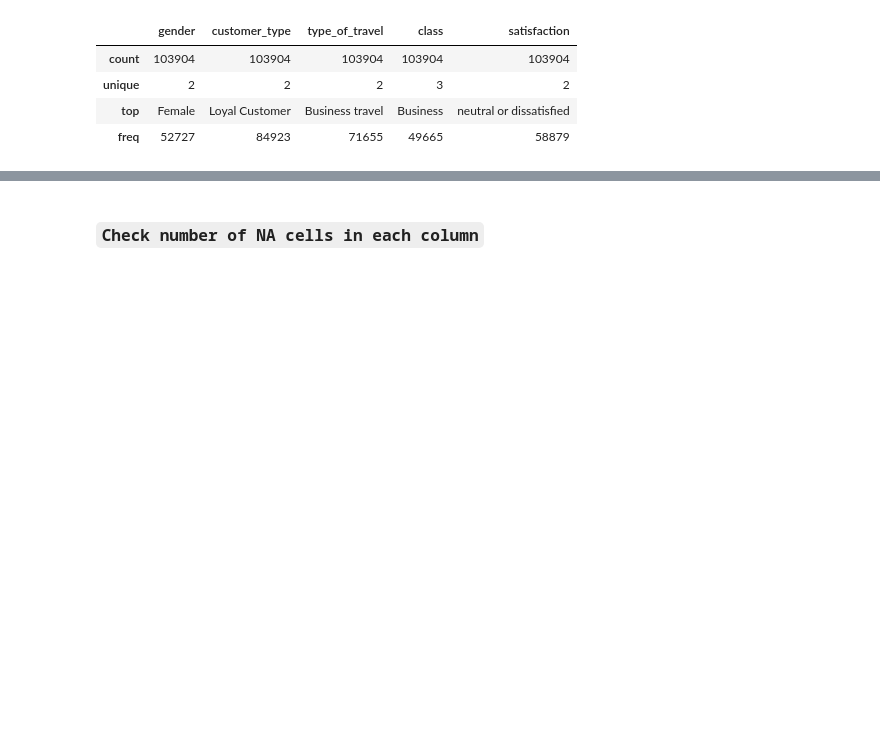
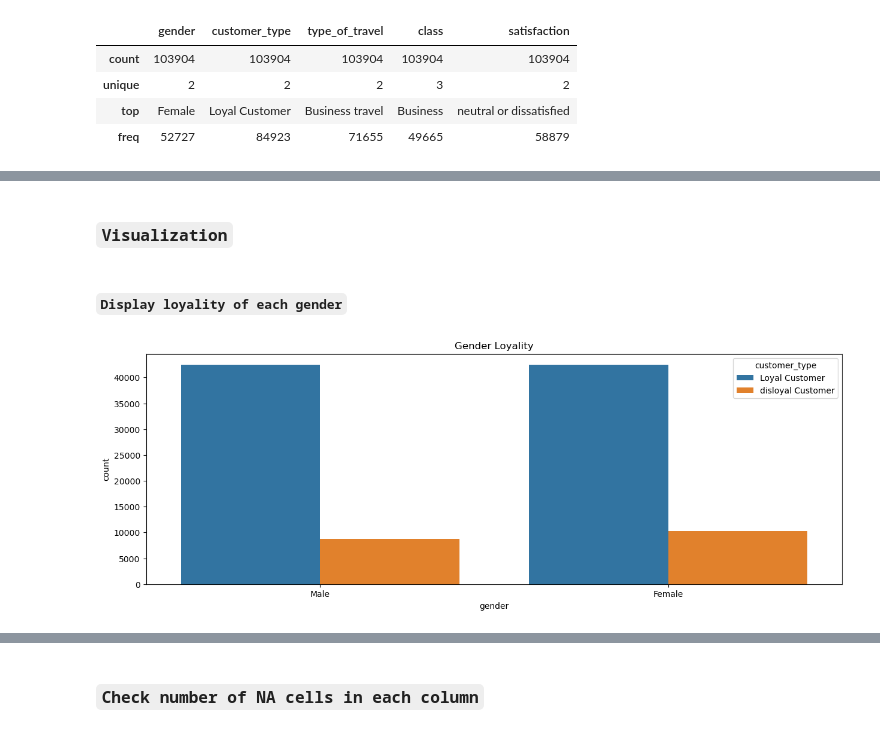
Before and after one commit to aahmedsherif/AirlinePassengerSatisfaction, a Jupyter notebook: script.ipynb, the cells around one changed output, grey strips where cells are left out. Saved outputs shown, nothing was run; the diff lists cells and outputs as text; code cells hidden in the pictures; blank space fills up the shorter version.

```diff
--- a/script.ipynb
+++ b/script.ipynb
@@ -88,0 +114,13 @@ df.describe(include=['O'])
+# %%
+# age groups https://www.nih.gov/nih-style-guide/age#:~:text=Children%20(1%20year%20through%2012,Adults%20(18%20years%20or%20older)
+# Neonates or newborns (birth to 1 month)
+# Infants (1 month to 1 year)
+# Children (1 year through 12 years)
+# Adolescents (13 years through 17 years. They may also be referred to as teenagers depending on the context.)
+# Adults (18 years or older)
+# Older adults (65 and older)*
+
+bins= [0,1,12,18,65,110]
+labels = ['Infants','Children','Adolescents','Adults','Older']
+df['age_group'] = pd.cut(df['age'], bins=bins, labels=labels, right=False).astype(object)
+df.loc[:,['age', 'age_group']]
@@ -88,0 +141,11 @@ df.describe(include=['O'])
+# %% [markdown]
+### `Visualization`
+# %% [markdown]
+##### `Display loyality of each gender`
+# %%
+plt.figure(figsize=(15,5))
+sns.countplot(data=df, x='gender', hue='customer_type')
+plt.title('Gender Loyality')
+plt.show()
+# %% [output]
+[figure, added]
```
Also changed, not shown: parts of 32 cells of this notebook.
